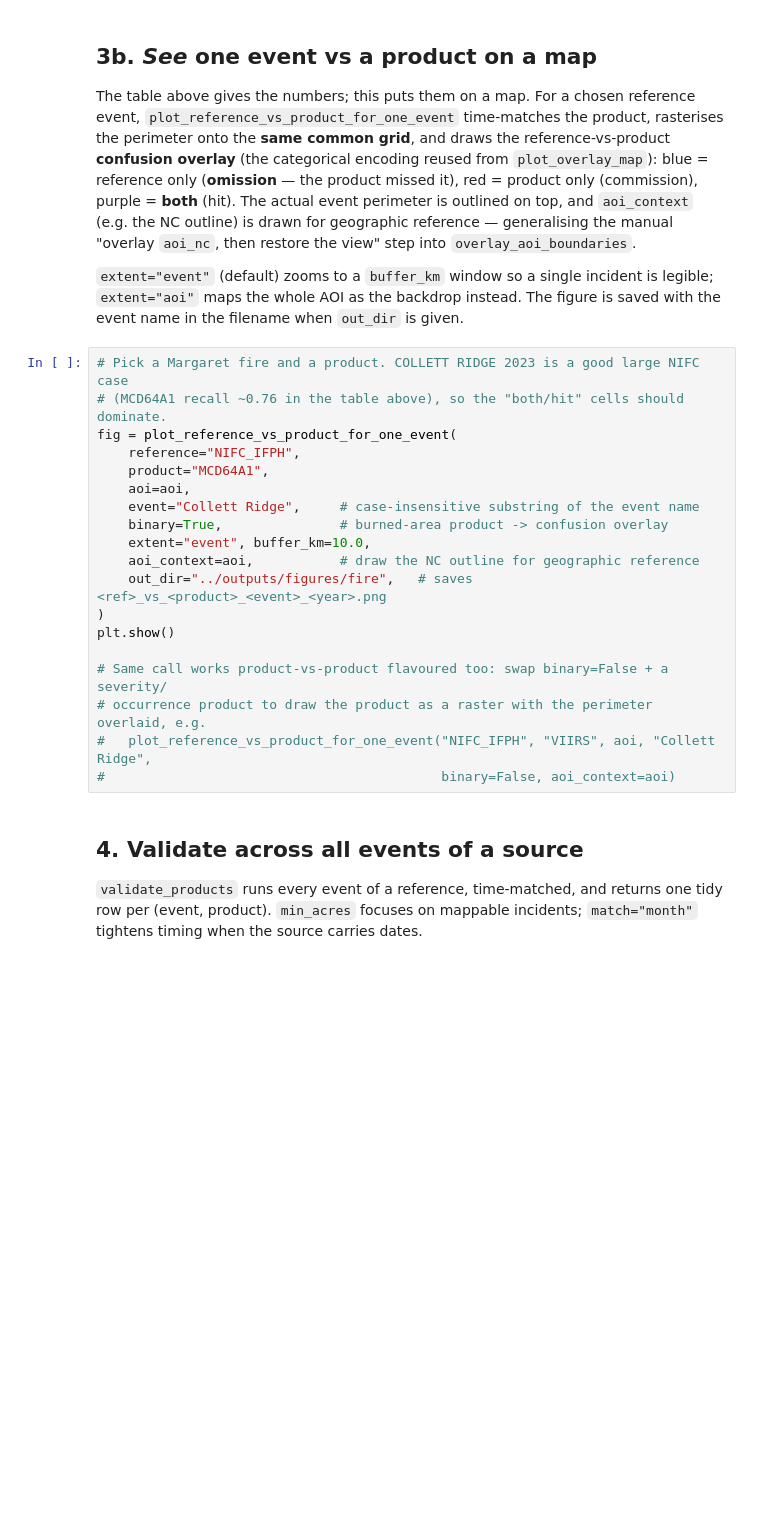
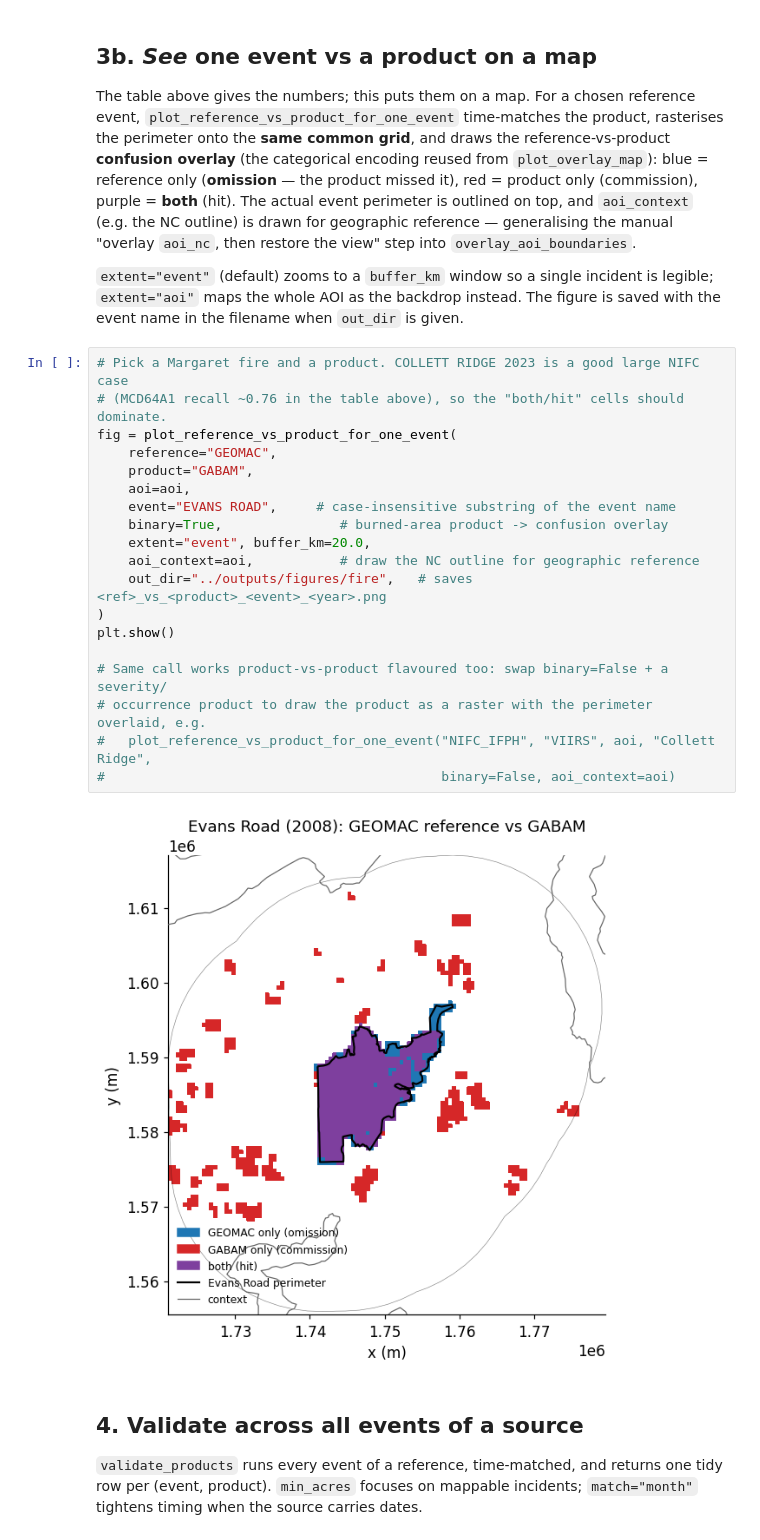
Before and after one commit to jimzhang629/peat_fire_stanback, a Jupyter notebook: notebooks/validate_against_reference.ipynb, the cells around one changed output. Cells and saved outputs as stored; diff of their text form; blank space fills up the shorter version.

```diff
--- a/notebooks/validate_against_reference.ipynb
+++ b/notebooks/validate_against_reference.ipynb
@@ -150,22 +153,24 @@ saved with the event name in the filename when `out_dir` is given.
 # %%
 # Pick a Margaret fire and a product. COLLETT RIDGE 2023 is a good large NIFC case
 # (MCD64A1 recall ~0.76 in the table above), so the "both/hit" cells should dominate.
 fig = plot_reference_vs_product_for_one_event(
-    reference="NIFC_IFPH",
-    product="MCD64A1",
+    reference="GEOMAC",
+    product="GABAM",
     aoi=aoi,
-    event="Collett Ridge",     # case-insensitive substring of the event name
+    event="EVANS ROAD",     # case-insensitive substring of the event name
     binary=True,               # burned-area product -> confusion overlay
-    extent="event", buffer_km=10.0,
+    extent="event", buffer_km=20.0,
     aoi_context=aoi,           # draw the NC outline for geographic reference
     out_dir="../outputs/figures/fire",   # saves <ref>_vs_<product>_<event>_<year>.png
 )
 plt.show()
 
 # Same call works product-vs-product flavoured too: swap binary=False + a severity/
 # occurrence product to draw the product as a raster with the perimeter overlaid, e.g.
 #   plot_reference_vs_product_for_one_event("NIFC_IFPH", "VIIRS", aoi, "Collett Ridge",
 #                                           binary=False, aoi_context=aoi)
+# %% [output]
+[figure, added]
 # %% [markdown]
 ## 4. Validate across all events of a source
 
```
Also changed, not shown: parts of 2 cells of this notebook.
